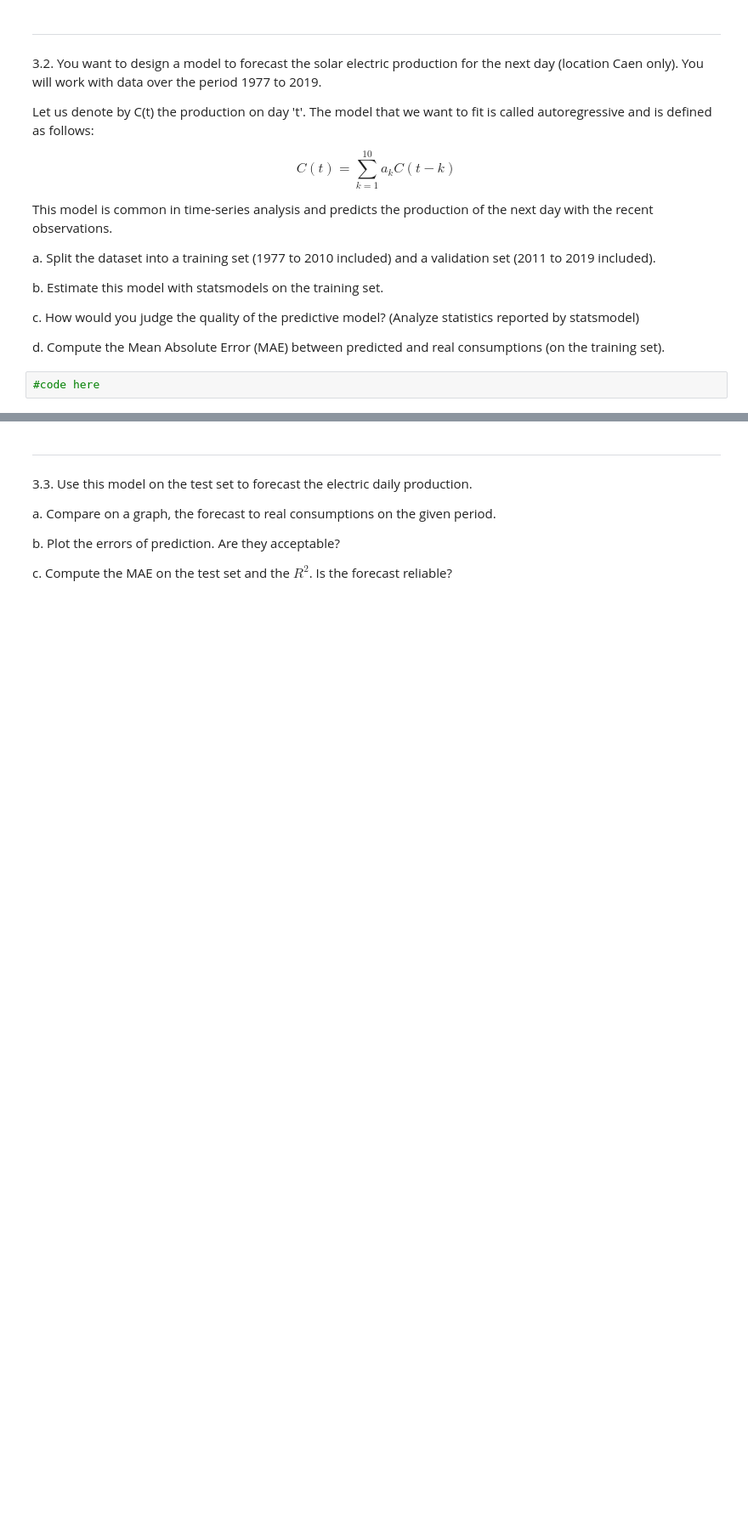
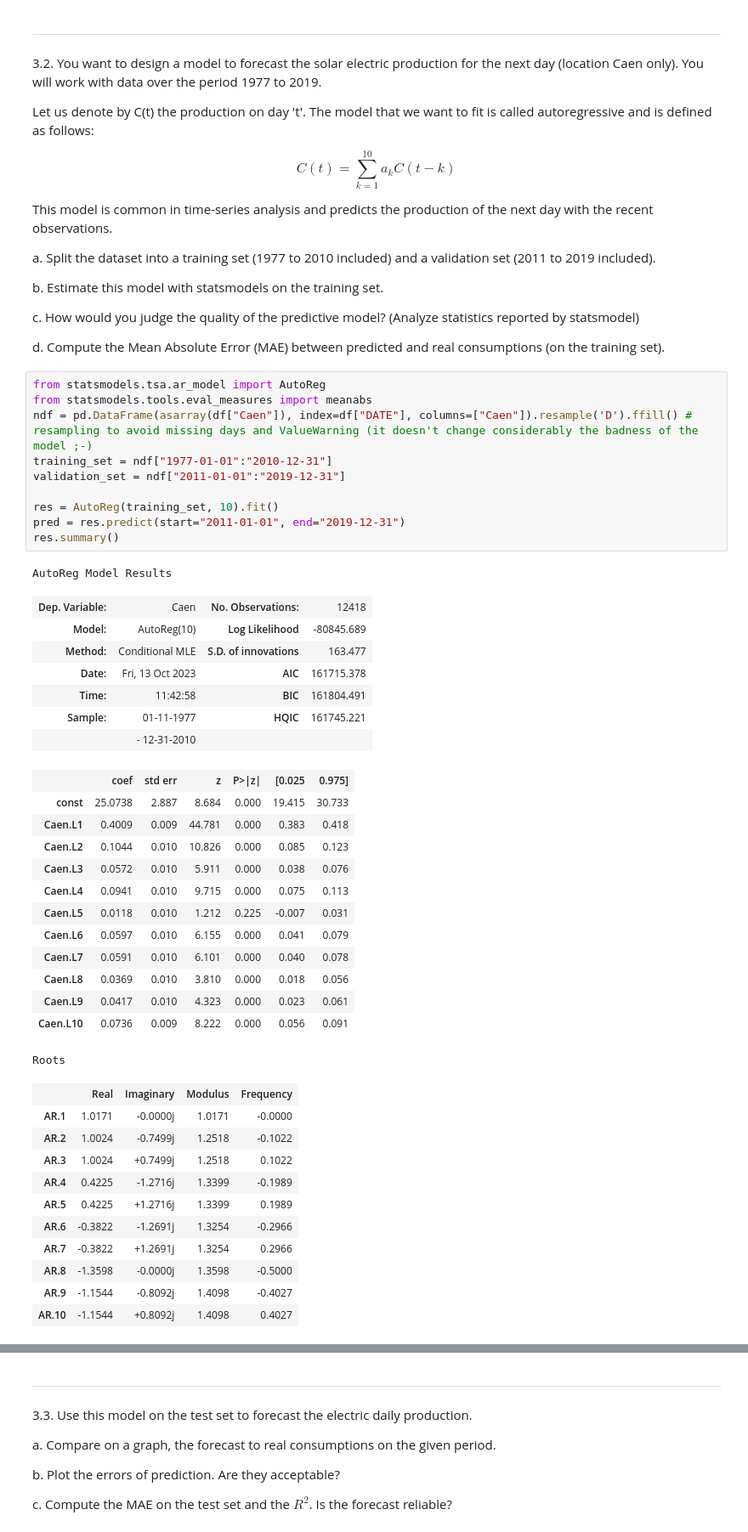
Before and after one commit to squifbe/Hackathon, a Jupyter notebook: Hackathon1_Final.ipynb, the cells around one changed output, grey strips where cells are left out. Shown at 85% size. Saved outputs shown, nothing was run; the diff lists cells and outputs as text; blank space fills up the shorter version.

```diff
--- a/Hackathon1_Final.ipynb
+++ b/Hackathon1_Final.ipynb
@@ -496,5 +496,46 @@ b.	Estimate this model with statsmodels on the training set.
 c.	How would you judge the quality of the predictive model? (Analyze statistics reported by statsmodel)
 
 d.	Compute the Mean Absolute Error (MAE) between predicted and real consumptions (on the training set).
-# %%
-#code here
+# %%
+from statsmodels.tsa.ar_model import AutoReg
+from statsmodels.tools.eval_measures import meanabs
+ndf = pd.DataFrame(asarray(df["Caen"]), index=df["DATE"], columns=["Caen"]).resample('D').ffill() # resampling to avoid missing days and ValueWarning (it doesn't change considerably the badness of the model ;-)
+training_set = ndf["1977-01-01":"2010-12-31"]
+validation_set = ndf["2011-01-01":"2019-12-31"]
+
+res = AutoReg(training_set, 10).fit()
+pred = res.predict(start="2011-01-01", end="2019-12-31")
+res.summary()
+# %% [output]
+AutoReg Model Results
+| Dep. Variable: | Caen | No. Observations: | 12418 |
+| Model: | AutoReg(10) | Log Likelihood | -80845.689 |
+| Method: | Conditional MLE | S.D. of innovations | 163.477 |
+| Date: | Fri, 13 Oct 2023 | AIC | 161715.378 |
+| Time: | 11:42:58 | BIC | 161804.491 |
+| Sample: | 01-11-1977 | HQIC | 161745.221 |
+|  | - 12-31-2010 |  |  |
+|  | coef | std err | z | P>|z| | [0.025 | 0.975] |
+| const | 25.0738 | 2.887 | 8.684 | 0.000 | 19.415 | 30.733 |
+| Caen.L1 | 0.4009 | 0.009 | 44.781 | 0.000 | 0.383 | 0.418 |
+| Caen.L2 | 0.1044 | 0.010 | 10.826 | 0.000 | 0.085 | 0.123 |
+| Caen.L3 | 0.0572 | 0.010 | 5.911 | 0.000 | 0.038 | 0.076 |
+| Caen.L4 | 0.0941 | 0.010 | 9.715 | 0.000 | 0.075 | 0.113 |
+| Caen.L5 | 0.0118 | 0.010 | 1.212 | 0.225 | -0.007 | 0.031 |
+| Caen.L6 | 0.0597 | 0.010 | 6.155 | 0.000 | 0.041 | 0.079 |
+| Caen.L7 | 0.0591 | 0.010 | 6.101 | 0.000 | 0.040 | 0.078 |
+| Caen.L8 | 0.0369 | 0.010 | 3.810 | 0.000 | 0.018 | 0.056 |
+| Caen.L9 | 0.0417 | 0.010 | 4.323 | 0.000 | 0.023 | 0.061 |
+| Caen.L10 | 0.0736 | 0.009 | 8.222 | 0.000 | 0.056 | 0.091 |
+Roots
+|  | Real | Imaginary | Modulus | Frequency |
+| AR.1 | 1.0171 | -0.0000j | 1.0171 | -0.0000 |
+| AR.2 | 1.0024 | -0.7499j | 1.2518 | -0.1022 |
+| AR.3 | 1.0024 | +0.7499j | 1.2518 | 0.1022 |
+| AR.4 | 0.4225 | -1.2716j | 1.3399 | -0.1989 |
+| AR.5 | 0.4225 | +1.2716j | 1.3399 | 0.1989 |
+| AR.6 | -0.3822 | -1.2691j | 1.3254 | -0.2966 |
+| AR.7 | -0.3822 | +1.2691j | 1.3254 | 0.2966 |
+| AR.8 | -1.3598 | -0.0000j | 1.3598 | -0.5000 |
+| AR.9 | -1.1544 | -0.8092j | 1.4098 | -0.4027 |
+| AR.10 | -1.1544 | +0.8092j | 1.4098 | 0.4027 |
```
Also changed, not shown: parts of 2 cells of this notebook.
